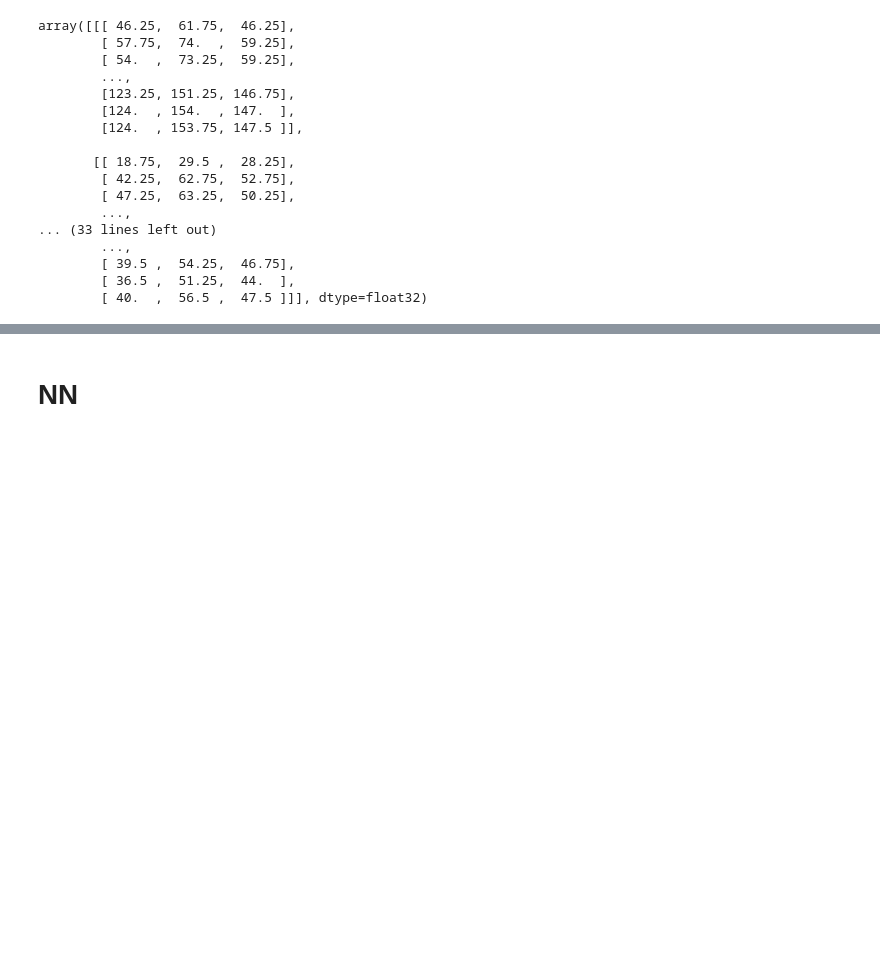
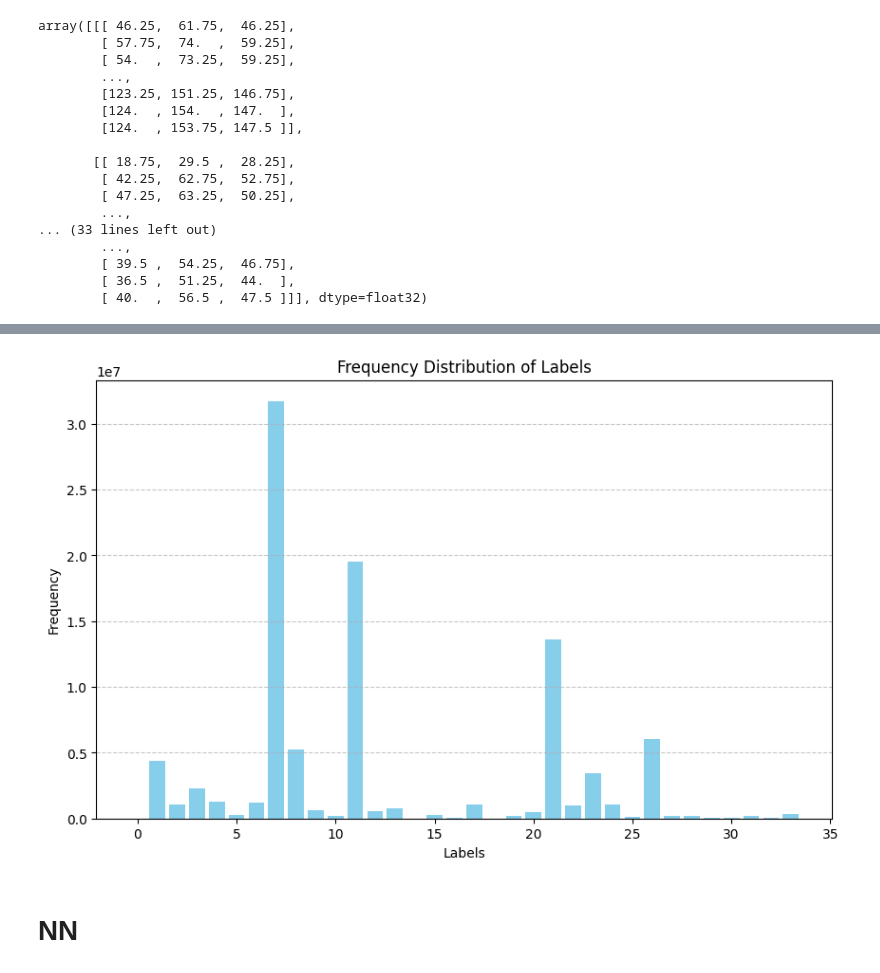
Before and after one commit to Ishan130803/Semantic-Segmentation-Cityscapes, a Jupyter notebook: CityScape_Segmentation.ipynb, the cells around one changed output, grey strips where cells are left out. Saved outputs shown, nothing was run; the diff lists cells and outputs as text; code cells hidden in the pictures; blank space fills up the shorter version.

```diff
--- a/CityScape_Segmentation.ipynb
+++ b/CityScape_Segmentation.ipynb
@@ -644,0 +716,13 @@ array([[[ 46.25,  61.75,  46.25],
+# %%
+from collections import defaultdict
+from pprint import pprint
+distribution = defaultdict(int)
+# %%
+for image in train_ds_y.as_numpy_iterator():
+    img = image[:,:,:,:1]
+    img.flatten()
+    labels,count = np.unique(img,return_counts=True)
+    for i,label in enumerate(labels):
+        distribution[label] += count[i]
+
+pprint(distribution)
@@ -645,3 +747,23 @@ array([[[ 46.25,  61.75,  46.25],
+# %%
+
+# Extract labels and frequencies
+labels = list(distribution.keys())
+frequencies = list(distribution.values())
+
+# Create a bar plot
+plt.figure(figsize=(10, 6))
+plt.bar(labels, frequencies, color='skyblue')
+
+# Add labels and title
+plt.xlabel('Labels')
+plt.ylabel('Frequency')
+plt.title('Frequency Distribution of Labels')
+plt.grid(axis='y', linestyle='--', alpha=0.7)
+
+# Show the plot
+plt.show()
+# %% [output]
+[figure, added]
 # %% [markdown]
 # NN
 # %% [markdown]
```
Also changed, not shown: parts of 26 cells of this notebook.
